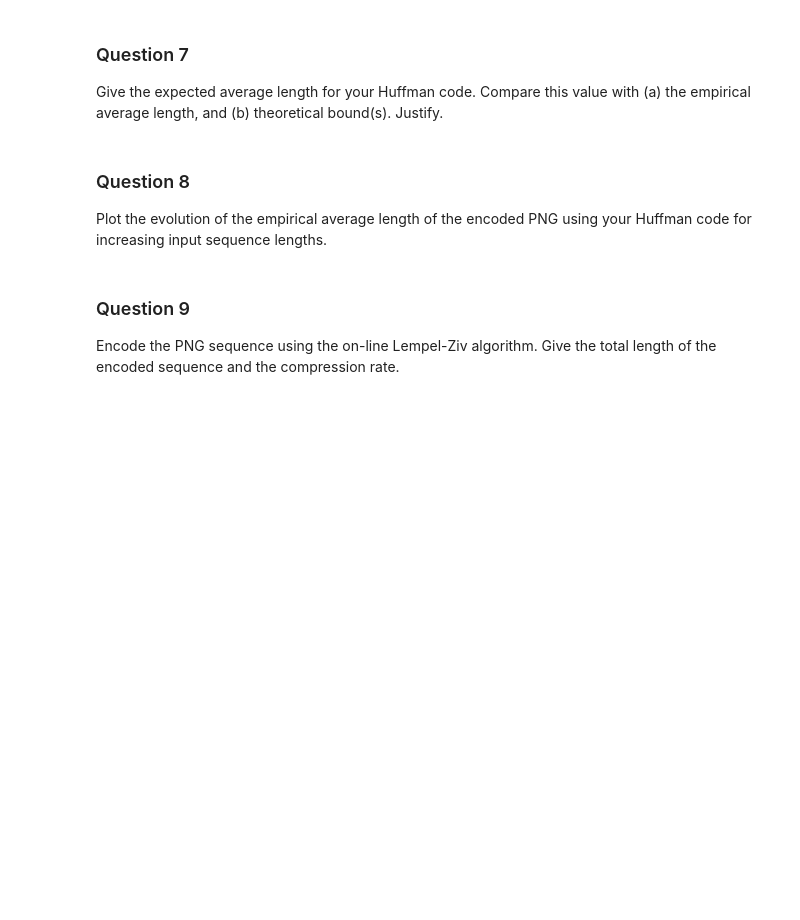
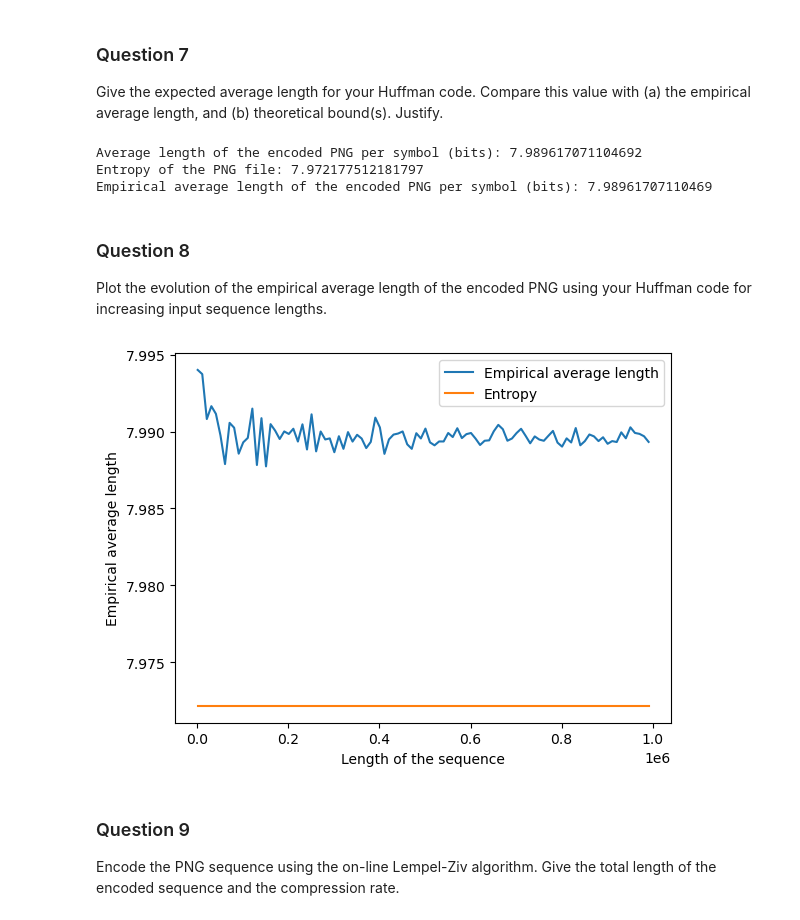
Before and after one commit to Opeka-2201/ICT23_02_DONE_16, a Jupyter notebook: s184481s191230.ipynb, the cells around one changed output. Saved outputs shown, nothing was run; the diff lists cells and outputs as text; code cells hidden in the pictures; blank space fills up the shorter version.

```diff
--- a/s184481s191230.ipynb
+++ b/s184481s191230.ipynb
@@ -334,10 +333,84 @@ Compression ratio: 0.9987021338880862
 ### Question 7
 
 Give the expected average length for your Huffman code. Compare this value with (a) the empirical average length, and (b) theoretical bound(s). Justify.
+# %%
+def entropy(dict):
+    """
+    Compute the entropy of a sequence of symbols given their probabilities
+
+    Arguments:
+    ----------
+    - dict : dictionary of symbols and their probabilities
+
+    Return:
+    -------
+    - entropy : entropy of the sequence of symbols
+    """
+    entropy = 0
+    for key in dict.keys():
+        if dict[key] != 0:
+            entropy += dict[key]*np.log2(1/dict[key])
+        else:
+            entropy += 0
+    return entropy
+
+dict_probs = {}
+for i in range(len(unique)):
+    dict_probs[unique[i]] = counts[i]/length_data
+
+dict_combined = {key: (dict_probs[key], huffman_code[key]) for key in dict_probs.keys() & huffman_code.keys()}
+
+average_length = 0
+
+for key in dict_combined.keys():
+    average_length += dict_combined[key][0]*len(dict_combined[key][1])
+
+print("Average length of the encoded PNG per symbol (bits):", average_length)
+print("Entropy of the PNG file:", entropy(dict_probs))
+
+# compute the empirical average length by using the probabilities of the symbols in the PNG file
+empirical_average_length = 0
+for key in dict_probs.keys():
+    empirical_average_length += dict_probs[key]*len(huffman_code[key])
+
+print("Empirical average length of the encoded PNG per symbol (bits):", empirical_average_length)
+# %% [output]
+Average length of the encoded PNG per symbol (bits): 7.989617071104692
+Entropy of the PNG file: 7.972177512181797
+Empirical average length of the encoded PNG per symbol (bits): 7.98961707110469
 # %% [markdown]
 ### Question 8
 
 Plot the evolution of the empirical average length of the encoded PNG using your Huffman code for increasing input sequence lengths.
+# %%
+import matplotlib.pyplot as plt
+from tqdm import tqdm
+
+lengths = range(1000, 1000000, 10000)
+empirical_average_lengths = []
+entropies = []
+
+for length in tqdm(lengths):
+    sequence = np.random.choice(list(dict_probs.keys()), length, p=list(dict_probs.values()))
+    # using the huffman code computed above to compute the empirical average length
+    probs_sequence = {key: 0 for key in dict_probs.keys()}
+    for i in range(len(sequence)):
+        probs_sequence[sequence[i]] += 1/length
+
+    empirical_average_length = 0
+
+    for key in probs_sequence.keys():
+        empirical_average_length += probs_sequence[key]*len(huffman_code[key])
+    empirical_average_lengths.append(empirical_average_length)
+
+plt.plot(lengths, empirical_average_lengths, label="Empirical average length")
+plt.plot(lengths, [entropy(dict_probs)]*len(lengths), label="Entropy")
+plt.xlabel("Length of the sequence")
+plt.ylabel("Empirical average length")
+plt.legend()
+plt.show()
+# %% [output]
+[figure, added]
 # %% [markdown]
 ### Question 9
 
```
Also changed, not shown: parts of 11 cells of this notebook.
